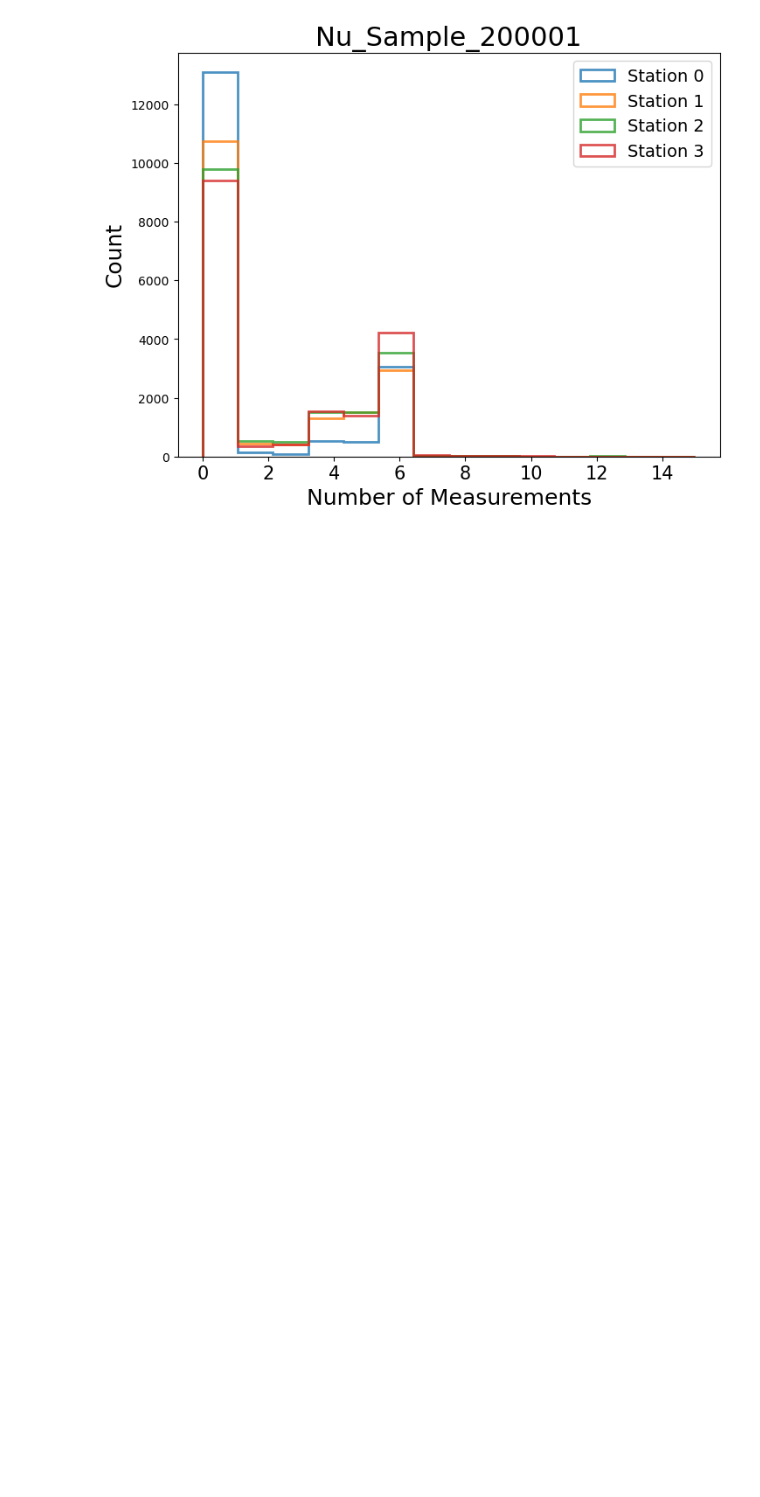
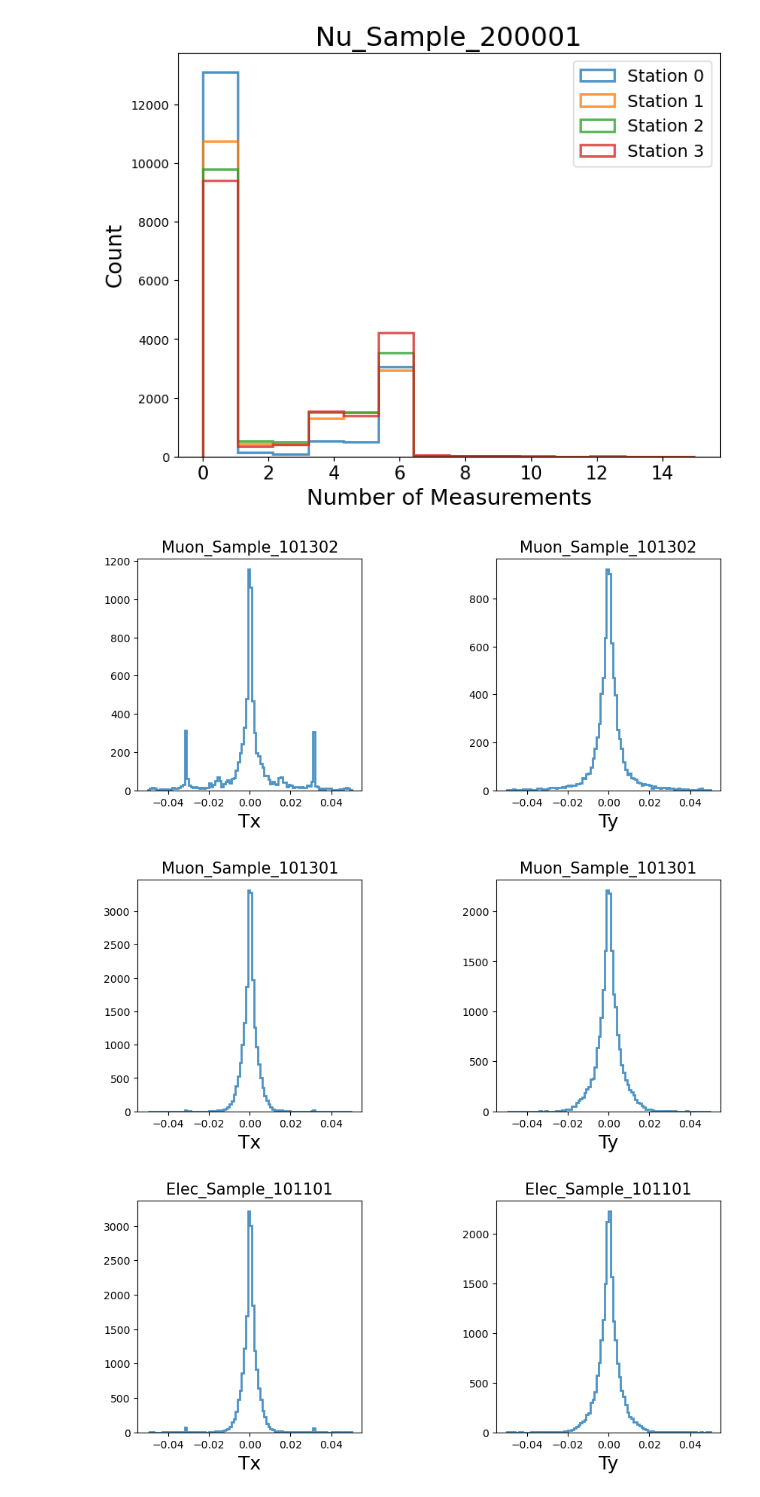
Before and after one commit to dlai211/FASER-Alignment, a Jupyter notebook: analysis/alignment_MC_study.ipynb, the cells around one changed output. Saved outputs shown, nothing was run; the diff lists cells and outputs as text; code cells hidden in the pictures; blank space fills up the shorter version.

Commit message:
update plots

```diff
--- a/analysis/alignment_MC_study.ipynb
+++ b/analysis/alignment_MC_study.ipynb
@@ -93,3 +119,30 @@ for i in list_of_sample:
 [figure]
 [figure]
 [figure]
+# %%
+def angle_plot(sample):
+    plt.figure(figsize=(10, 4))
+    bin = np.linspace(-0.05, 0.05, 101)
+    plt.subplots_adjust(hspace=0.3, wspace=0.6)
+
+    plt.subplot(1, 2, 1)
+    plt.hist(ak.flatten(sample['px'])/ak.flatten(sample['pz']), histtype='step', bins=bin, linewidth=2, alpha=0.8)
+    plt.xlabel('Tx', fontsize=18)
+    # plt.ylabel('Count', fontsize=18)
+    plt.title(namestr(sample,  globals())[0], fontsize=15)
+
+    plt.subplot(1, 2, 2)
+    plt.hist(ak.flatten(sample['py'])/ak.flatten(sample['pz']), histtype='step', bins=bin, linewidth=2, alpha=0.8)
+    plt.xlabel('Ty', fontsize=18)
+    # plt.ylabel('Count', fontsize=18)
+    plt.title(namestr(sample,  globals())[0], fontsize=15)
+
+    plt.show()
+# %%
+list_of_sample = [Muon_Sample_101302, Muon_Sample_101301, Elec_Sample_101101, FLUKA_Plus_Sample_210002, FLUKA_Minus_Sample_210001, Foresee_Sample_110001, Forsee_Sample_110007, Nu_Sample_200001]
+for i in list_of_sample:
+    angle_plot(i)
+# %% [output]
+[figure, added]
+[figure, added]
+[figure, added]
```
Also changed, not shown: parts of 6 cells of this notebook.
